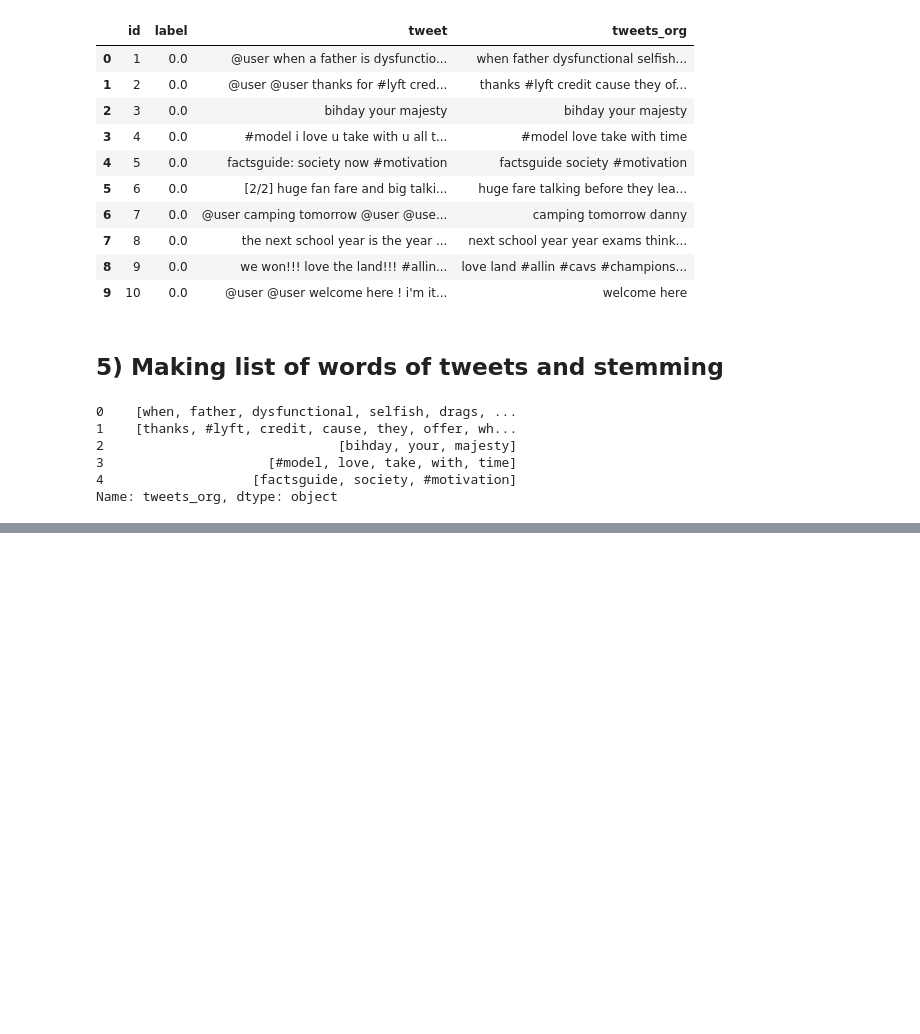
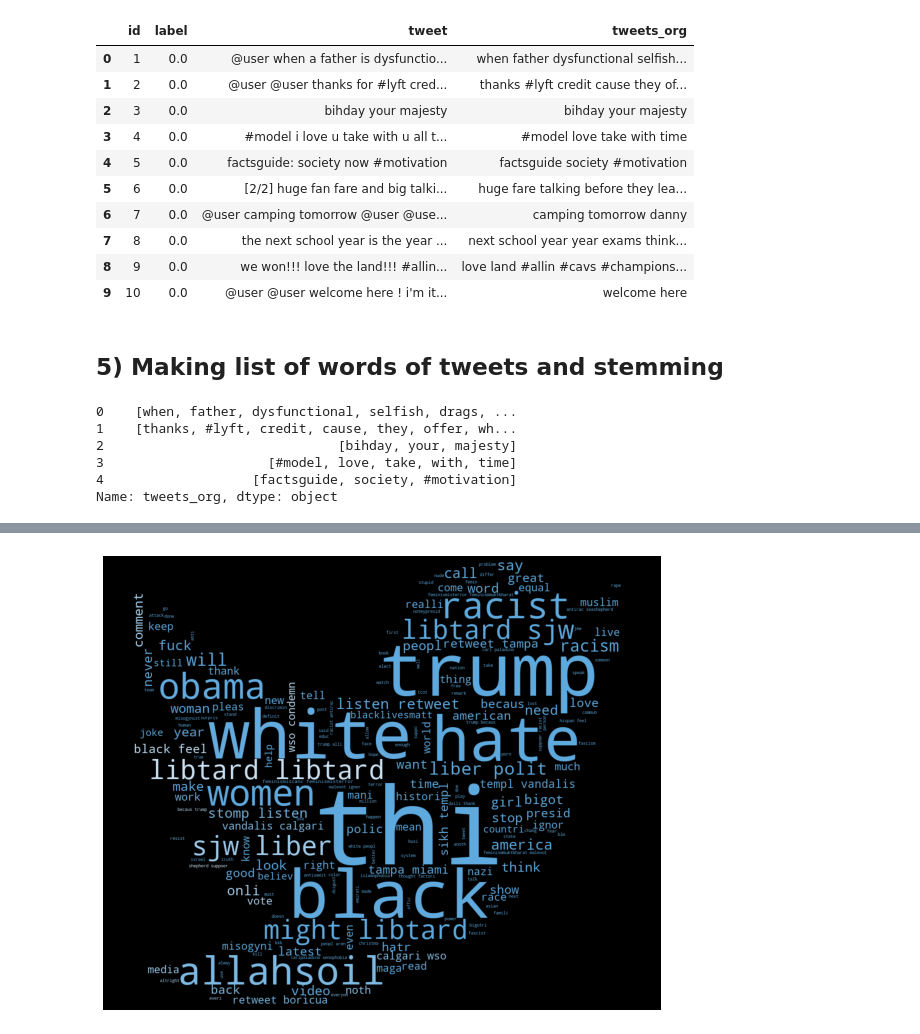
Before and after one commit to harshitjain31/Social-Media-Sentiment-analysis, a Jupyter notebook: Project.ipynb, the cells around one changed output, grey strips where cells are left out. Drawn from its saved outputs; the diff is of its cells as text; code cells hidden in the pictures; blank space fills up the shorter version.

```diff
--- a/Project.ipynb
+++ b/Project.ipynb
@@ -197,0 +236,14 @@ combine.head()
+# %%
+all_negative_words=' '.join(text for text in combine['tweets_org'][combine['label']==1])
+# %%
+Mask = np.array(Image.open(requests.get('http://clipart-library.com/image_gallery2/Twitter-PNG-Image.png', stream=True).raw))
+# %%
+wc=WordCloud(background_color="black",height=1500,width=4000,mask=Mask,color_func=image_colors).generate(all_negative_words)
+# %%
+plt.figure(figsize=(10,20))
+
+plt.imshow(wc)
+plt.axis("off")
+plt.show()
+# %% [output]
+[figure, added]
```
Also changed, not shown: parts of 48 cells of this notebook.
